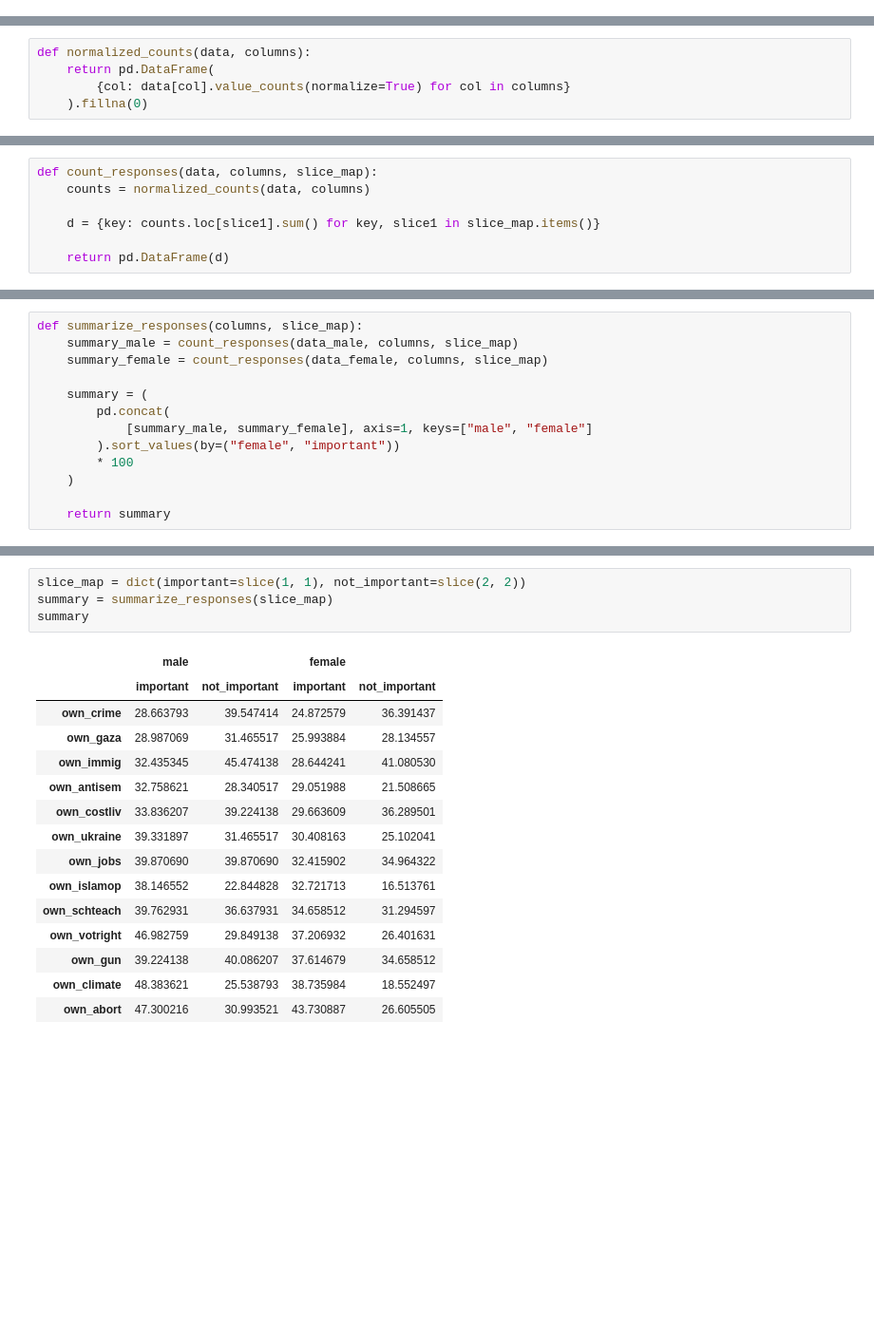
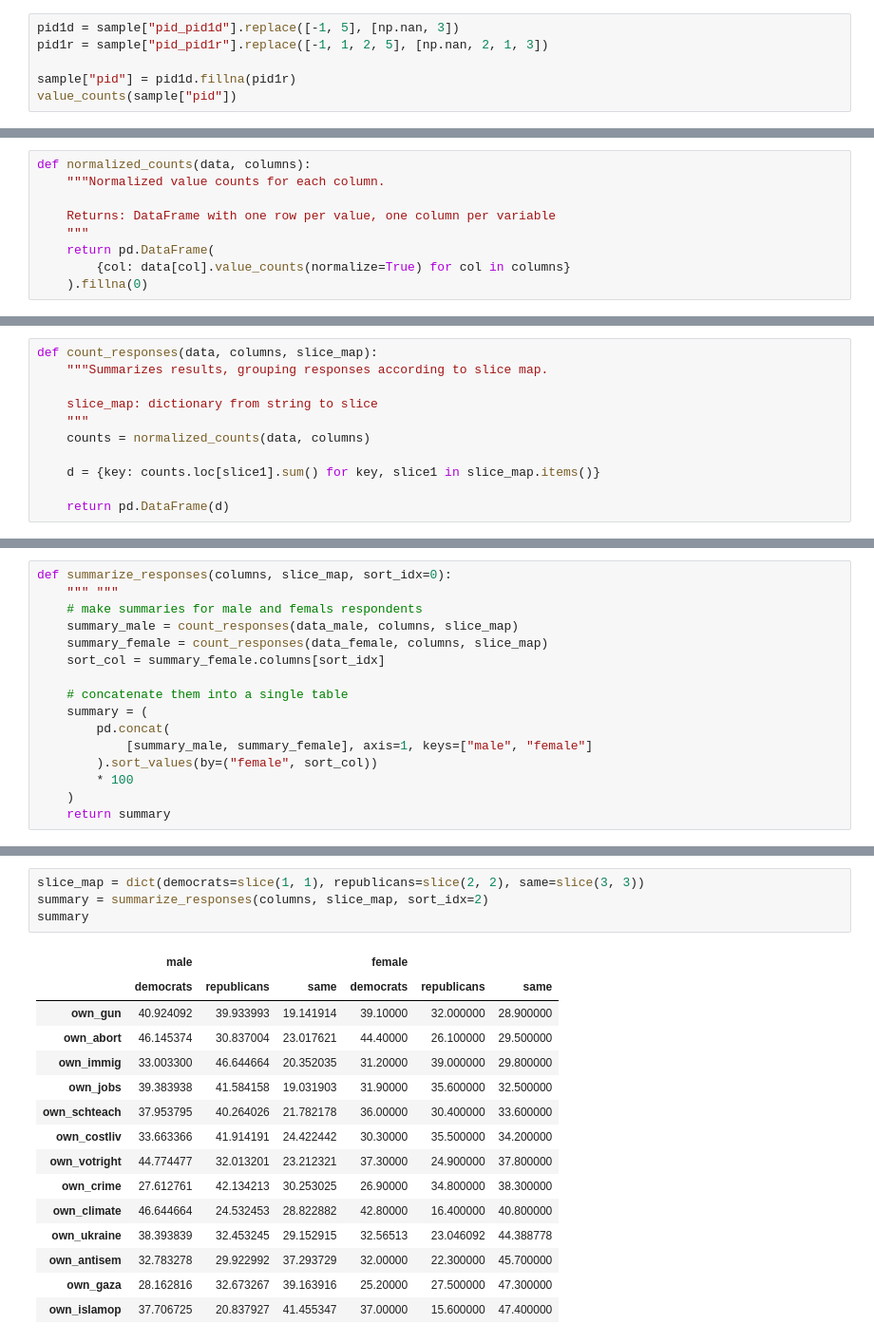
Before and after one commit to AllenDowney/ProbablyOverthinkingIt, a Jupyter notebook: examples/anes_2024_pilot.ipynb, the cells around one changed output, grey strips where cells are left out. Shown at 95% size. Saved outputs shown, nothing was run; the diff lists cells and outputs as text; blank space fills up the shorter version.

```diff
--- a/examples/anes_2024_pilot.ipynb
+++ b/examples/anes_2024_pilot.ipynb
@@ -355,0 +211,6 @@ def find_columns(df, prefix):
+# %%
+pid1d = sample["pid_pid1d"].replace([-1, 5], [np.nan, 3])
+pid1r = sample["pid_pid1r"].replace([-1, 1, 2, 5], [np.nan, 2, 1, 3])
+
+sample["pid"] = pid1d.fillna(pid1r)
+value_counts(sample["pid"])
@@ -378,5 +274,9 @@ columns
 # %%
 def normalized_counts(data, columns):
+    """Normalized value counts for each column.
+
+    Returns: DataFrame with one row per value, one column per variable
+    """
     return pd.DataFrame(
         {col: data[col].value_counts(normalize=True) for col in columns}
     ).fillna(0)
@@ -384,6 +284,10 @@ def normalized_counts(data, columns):
 [interactive output not drawn]
 # %%
 def count_responses(data, columns, slice_map):
+    """Summarizes results, grouping responses according to slice map.
+
+    slice_map: dictionary from string to slice
+    """
     counts = normalized_counts(data, columns)
 
     d = {key: counts.loc[slice1].sum() for key, slice1 in slice_map.items()}
@@ -392,17 +296,20 @@ def count_responses(data, columns, slice_map):
 # %% [output]
 [interactive output not drawn]
 # %%
-def summarize_responses(columns, slice_map):
+def summarize_responses(columns, slice_map, sort_idx=0):
+    """ """
+    # make summaries for male and femals respondents
     summary_male = count_responses(data_male, columns, slice_map)
     summary_female = count_responses(data_female, columns, slice_map)
+    sort_col = summary_female.columns[sort_idx]
 
+    # concatenate them into a single table
     summary = (
         pd.concat(
             [summary_male, summary_female], axis=1, keys=["male", "female"]
-        ).sort_values(by=("female", "important"))
+        ).sort_values(by=("female", sort_col))
         * 100
     )
-
     return summary
 # %% [output]
 [interactive output not drawn]
@@ -551,23 +711,23 @@ data_female = sample_female[columns].replace(-7, np.nan)
 # %%
-slice_map = dict(important=slice(1, 1), not_important=slice(2, 2))
-summary = summarize_responses(slice_map)
+slice_map = dict(democrats=slice(1, 1), republicans=slice(2, 2), same=slice(3, 3))
+summary = summarize_responses(columns, slice_map, sort_idx=2)
 summary
 # %% [output]
-|  | male |  | female |  |
-|  | important | not_important | important | not_important |
-| own_crime | 28.663793 | 39.547414 | 24.872579 | 36.391437 |
-| own_gaza | 28.987069 | 31.465517 | 25.993884 | 28.134557 |
-| own_immig | 32.435345 | 45.474138 | 28.644241 | 41.080530 |
-| own_antisem | 32.758621 | 28.340517 | 29.051988 | 21.508665 |
-| own_costliv | 33.836207 | 39.224138 | 29.663609 | 36.289501 |
-| own_ukraine | 39.331897 | 31.465517 | 30.408163 | 25.102041 |
-| own_jobs | 39.870690 | 39.870690 | 32.415902 | 34.964322 |
-| own_islamop | 38.146552 | 22.844828 | 32.721713 | 16.513761 |
-| own_schteach | 39.762931 | 36.637931 | 34.658512 | 31.294597 |
-| own_votright | 46.982759 | 29.849138 | 37.206932 | 26.401631 |
-| own_gun | 39.224138 | 40.086207 | 37.614679 | 34.658512 |
-| own_climate | 48.383621 | 25.538793 | 38.735984 | 18.552497 |
-| own_abort | 47.300216 | 30.993521 | 43.730887 | 26.605505 |
+|  | male |  |  | female |  |  |
+|  | democrats | republicans | same | democrats | republicans | same |
+| own_gun | 40.924092 | 39.933993 | 19.141914 | 39.10000 | 32.000000 | 28.900000 |
+| own_abort | 46.145374 | 30.837004 | 23.017621 | 44.40000 | 26.100000 | 29.500000 |
+| own_immig | 33.003300 | 46.644664 | 20.352035 | 31.20000 | 39.000000 | 29.800000 |
+| own_jobs | 39.383938 | 41.584158 | 19.031903 | 31.90000 | 35.600000 | 32.500000 |
+| own_schteach | 37.953795 | 40.264026 | 21.782178 | 36.00000 | 30.400000 | 33.600000 |
+| own_costliv | 33.663366 | 41.914191 | 24.422442 | 30.30000 | 35.500000 | 34.200000 |
+| own_votright | 44.774477 | 32.013201 | 23.212321 | 37.30000 | 24.900000 | 37.800000 |
+| own_crime | 27.612761 | 42.134213 | 30.253025 | 26.90000 | 34.800000 | 38.300000 |
+| own_climate | 46.644664 | 24.532453 | 28.822882 | 42.80000 | 16.400000 | 40.800000 |
+| own_ukraine | 38.393839 | 32.453245 | 29.152915 | 32.56513 | 23.046092 | 44.388778 |
+| own_antisem | 32.783278 | 29.922992 | 37.293729 | 32.00000 | 22.300000 | 45.700000 |
+| own_gaza | 28.162816 | 32.673267 | 39.163916 | 25.20000 | 27.500000 | 47.300000 |
+| own_islamop | 37.706725 | 20.837927 | 41.455347 | 37.00000 | 15.600000 | 47.400000 |
 [interactive output not drawn]
 # %%
 names = [issue_names[col] for col in summary.index]
```
Also changed, not shown: parts of 123 cells of this notebook.
